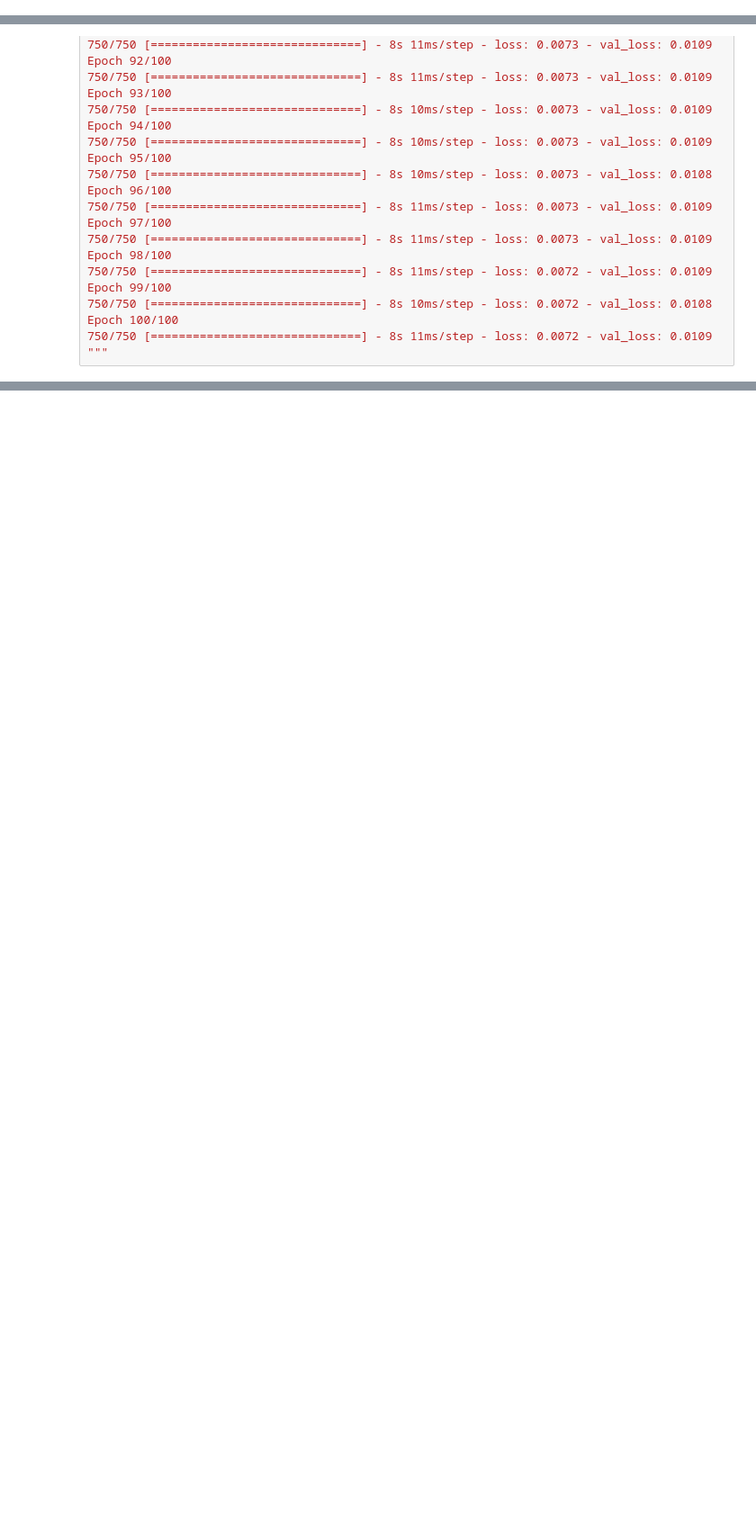
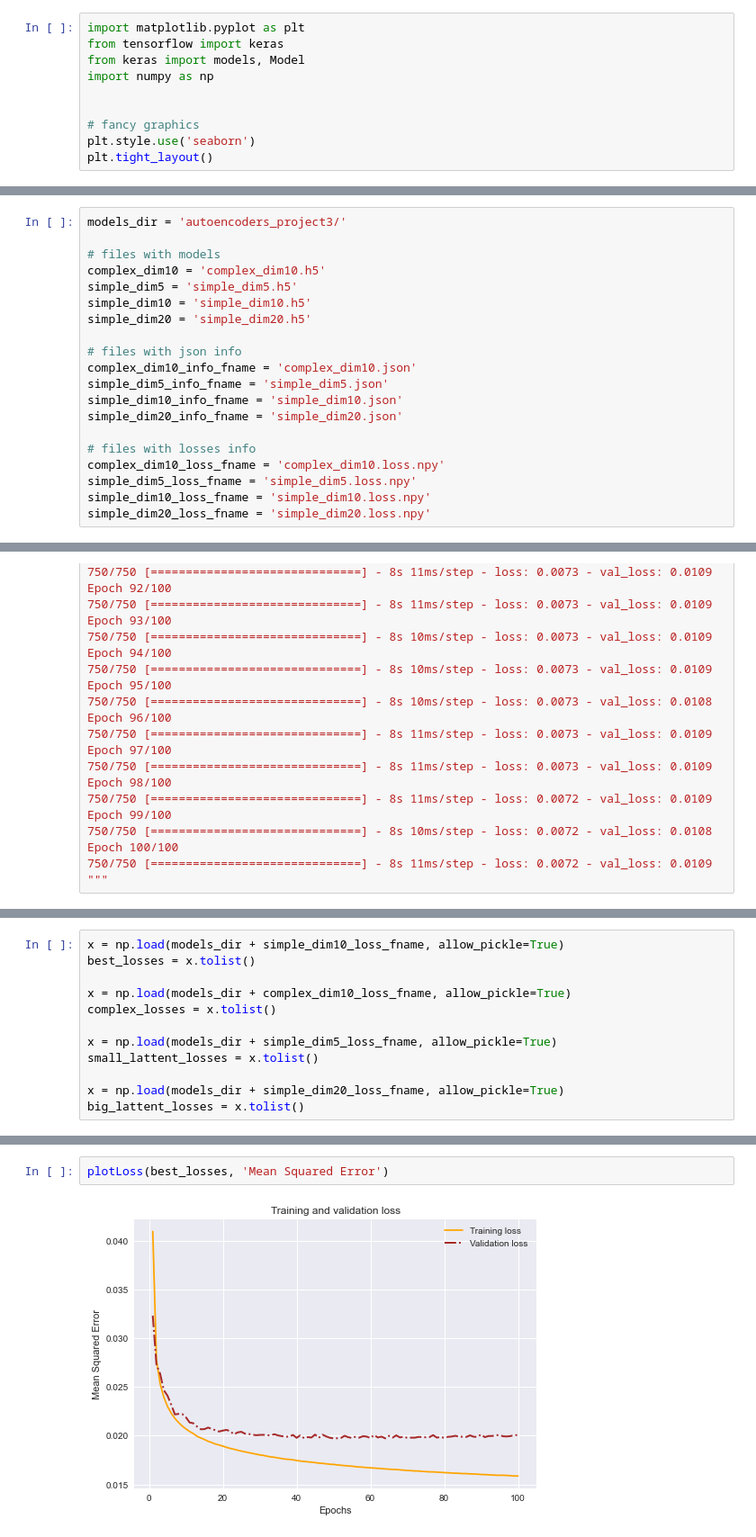
Before and after one commit to FTheodore/Project_3, a Jupyter notebook: Research_part1.ipynb, the cells around one changed output, grey strips where cells are left out. Shown at 90% size. Drawn from its saved outputs; the diff is of its cells as text; blank space fills up the shorter version.

```diff
--- a/Research_part1.ipynb
+++ b/Research_part1.ipynb
@@ -0,0 +1,10 @@
+# %%
+import matplotlib.pyplot as plt
+from tensorflow import keras
+from keras import models, Model
+import numpy as np
+
+
+# fancy graphics
+plt.style.use('seaborn')
+plt.tight_layout()
@@ -0,0 +50,20 @@
+# %%
+models_dir = 'autoencoders_project3/'
+
+# files with models
+complex_dim10 = 'complex_dim10.h5'
+simple_dim5 = 'simple_dim5.h5'
+simple_dim10 = 'simple_dim10.h5'
+simple_dim20 = 'simple_dim20.h5'
+
+# files with json info
+complex_dim10_info_fname = 'complex_dim10.json'
+simple_dim5_info_fname = 'simple_dim5.json'
+simple_dim10_info_fname = 'simple_dim10.json'
+simple_dim20_info_fname = 'simple_dim20.json'
+
+# files with losses info
+complex_dim10_loss_fname = 'complex_dim10.loss.npy'
+simple_dim5_loss_fname = 'simple_dim5.loss.npy'
+simple_dim10_loss_fname = 'simple_dim10.loss.npy'
+simple_dim20_loss_fname = 'simple_dim20.loss.npy'
@@ -828,0 +1010,12 @@ Epoch 100/100
+# %%
+x = np.load(models_dir + simple_dim10_loss_fname, allow_pickle=True)
+best_losses = x.tolist()
+
+x = np.load(models_dir + complex_dim10_loss_fname, allow_pickle=True)
+complex_losses = x.tolist()
+
+x = np.load(models_dir + simple_dim5_loss_fname, allow_pickle=True)
+small_lattent_losses = x.tolist()
+
+x = np.load(models_dir + simple_dim20_loss_fname, allow_pickle=True)
+big_lattent_losses = x.tolist()
@@ -828,0 +1026,4 @@ Epoch 100/100
+# %%
+plotLoss(best_losses, 'Mean Squared Error')
+# %% [output]
+[figure, added]
```
Also changed, not shown: parts of 35 cells of this notebook.
